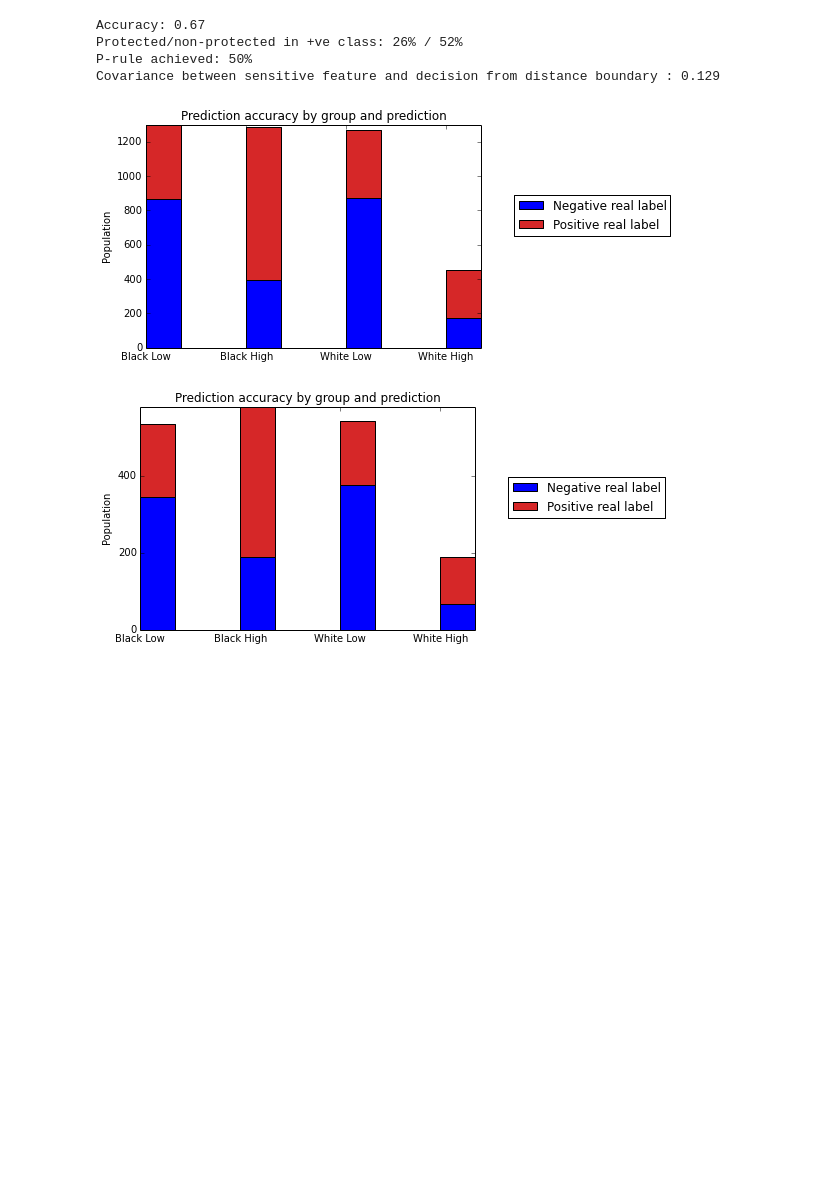
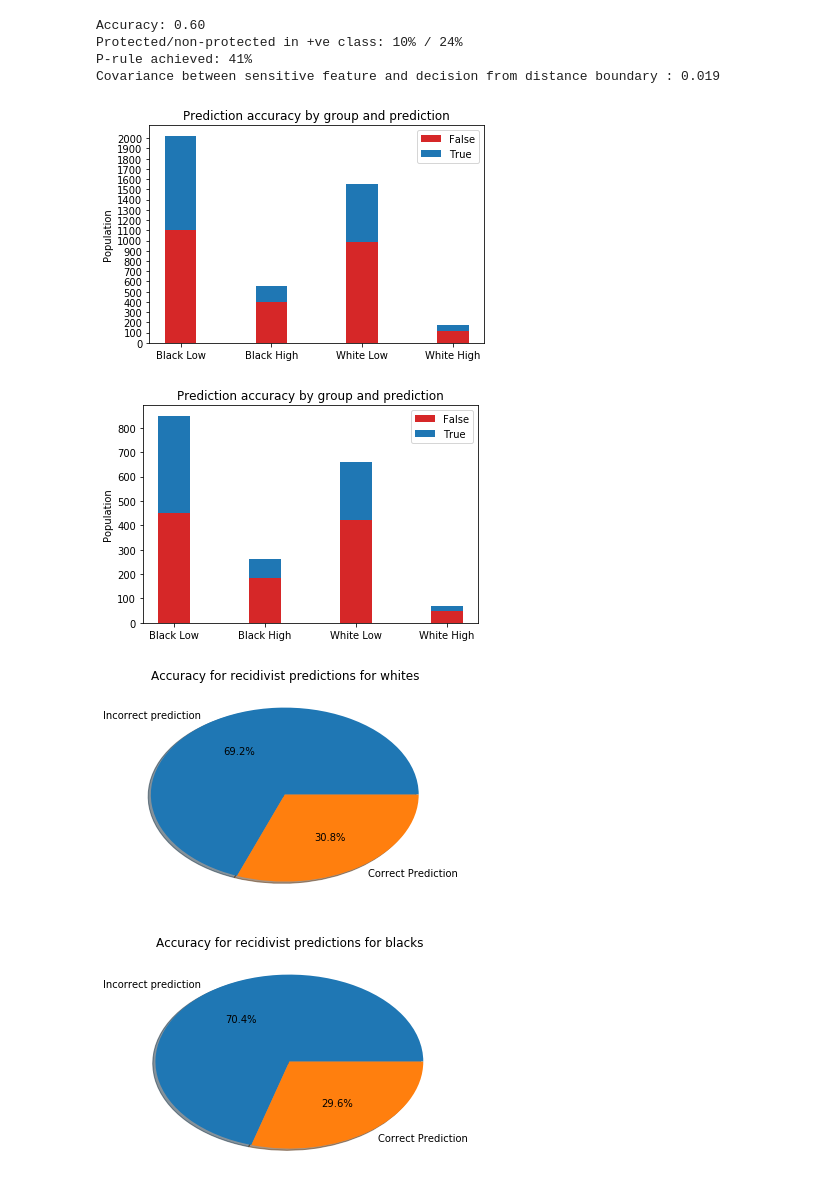
Before and after one commit to neha01mittal/compas-recidivism-racial-bias, a Jupyter notebook: fairness-aware-models.ipynb, the cells around one changed output. Cells and saved outputs as stored; diff of their text form; code cells hidden in the pictures; blank space fills up the shorter version.

Commit message:
viz and correlation of attr to similarity across accuracy and fairness algo

```diff
--- a/fairness-aware-models.ipynb
+++ b/fairness-aware-models.ipynb
@@ -101,13 +140,13 @@ sensitive_attrs_name = sensitive_attrs[0]
 # %%
 def train_test_classifier():
     w = ut.train_model(x_train, y_train, x_control_train, loss_function, apply_fairness_constraints, apply_accuracy_constraint, sep_constraint, sensitive_attrs, sensitive_attrs_to_cov_thresh, gamma)
-    train_score, test_score, correct_answers_train, correct_answers_test = ut.check_accuracy(w, x_train, y_train, x_test, y_test, None, None)
+    train_score, test_score, correct_answers_train, correct_answers_test, y_train_predicted, y_test_predicted = ut.check_accuracy(w, x_train, y_train, x_test, y_test, None, None)
     distances_boundary_test = (np.dot(x_test, w)).tolist()
     all_class_labels_assigned_test = np.sign(distances_boundary_test)
     correlation_dict_test = ut.get_correlations(None, None, all_class_labels_assigned_test, x_control_test, sensitive_attrs)
     cov_dict_test = ut.print_covariance_sensitive_attrs(None, x_test, distances_boundary_test, x_control_test, sensitive_attrs)
     p_rule = ut.print_classifier_fairness_stats([test_score], [correlation_dict_test], [cov_dict_test], sensitive_attrs[0])
-    return w, p_rule, test_score
+    return w, p_rule, test_score, y_test_predicted
 # %%
 def accuracy_per_group(x, y, x_control, w):
 
@@ -136,33 +217,20 @@ def accuracy_per_group(x, y, x_control, w):
 # %%
-def bar_chart_accuracy_per_group(x, y, x_control, w, mode = 'positve-negative'):
-
+def bar_chart_accuracy_per_group(x, y, x_control, w):
     FP1, TP1, FN1, TN1, FP0, TP0, FN0, TN0 = accuracy_per_group(x, y, x_control, w)
 
     N = 4
-    if mode == 'true-false':
-        a = (FN1, FP1, FN0, FP0)  #errors
-        b = (TN1, TP1, TN0, TP0)  #correct
-
-    if mode == 'positve-negative':
-        a = (TN1, FP1, TN0, FP0)   #negative real label
-        b = (FN1, TP1, FN0, TP0)   #positive real label
-
+    errors = (FN1, FP1, FN0, FP0)
+    correct = (TN1, TP1, TN0, TP0)
     ind = np.arange(N)    # the x locations for the groups
     width = 0.35       # the width of the bars: can also be len(x) sequence
+
+    p1 = plt.bar(ind, errors, width, color='#d62728')
+    p2 = plt.bar(ind, correct, width, bottom = errors)
 
     plt.ylabel('Population')
     plt.title('Prediction accuracy by group and prediction')
     plt.xticks(ind, ('Black Low', 'Black High', 'White Low', 'White High'))
-    plt.yticks(np.arange(0, max(a) + max(b) + 100, 200))
-
-    if mode == 'true-false':
-        p1 = plt.bar(ind, b, width, color='#d62728')
-        p2 = plt.bar(ind, a, width, bottom = b)
-        plt.legend((p1[0], p2[0]), ('Wrong Prediction', 'Accurate Prediction'), loc=(1.1,0.5))
-
-    if mode == 'positve-negative':
-        p1 = plt.bar(ind, b, width)
-        p2 = plt.bar(ind, a, width, bottom = b, color='#d62728')
-        plt.legend((p1[0], p2[0]), ('Negative real label', 'Positive real label'), loc=(1.1,0.5))
+    plt.yticks(np.arange(0, max(errors) + max(correct), 100))
+    plt.legend((p1[0], p2[0]), ('False', 'True'))
 
     return(plt.show())
@@ -169,16 +337,25 @@ def bar_chart_accuracy_per_group(x, y, x_control, w, mode = 'positve-negative'):
 # %%
-sensitive_attrs_to_cov_thresh = {}
 apply_fairness_constraints = 0
-apply_accuracy_constraint = 0
+apply_accuracy_constraint = 1
 sep_constraint = 0
+gamma = 0.08
+
 w, p, acc = train_test_classifier()
 
 bar_chart_accuracy_per_group(x_train, y_train, x_control_train, w)
 bar_chart_accuracy_per_group(x_test, y_test, x_control_test, w)
+
+pie_false_positives_per_group(x_test, y_test, x_control_test, w, 'whites')
+pie_false_positives_per_group(x_test, y_test, x_control_test, w, 'blacks')
+
+pie_false_negatives_per_group(x_test, y_test, x_control_test, w, 'whites')
+pie_false_negatives_per_group(x_test, y_test, x_control_test, w, 'blacks')
 # %% [output]
-Accuracy: 0.67
-Protected/non-protected in +ve class: 26% / 52%
-P-rule achieved: 50%
-Covariance between sensitive feature and decision from distance boundary : 0.129
+Accuracy: 0.60
+Protected/non-protected in +ve class: 10% / 24%
+P-rule achieved: 41%
+Covariance between sensitive feature and decision from distance boundary : 0.019
-[figure, old version]
+[figure, new version]
-[figure, old version]
+[figure, new version]
+[figure, added]
+[figure, added]
```
Also changed, not shown: parts of 20 cells of this notebook.
